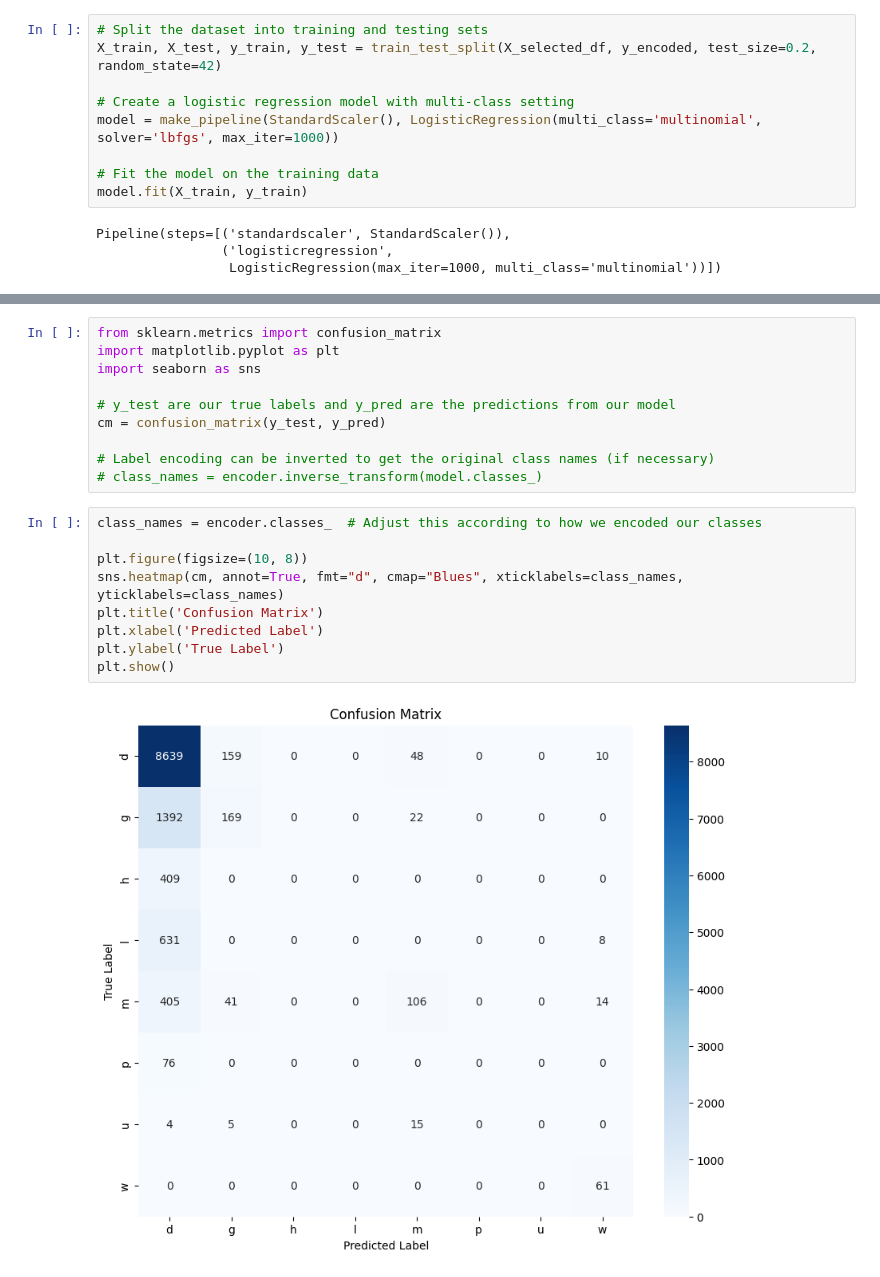
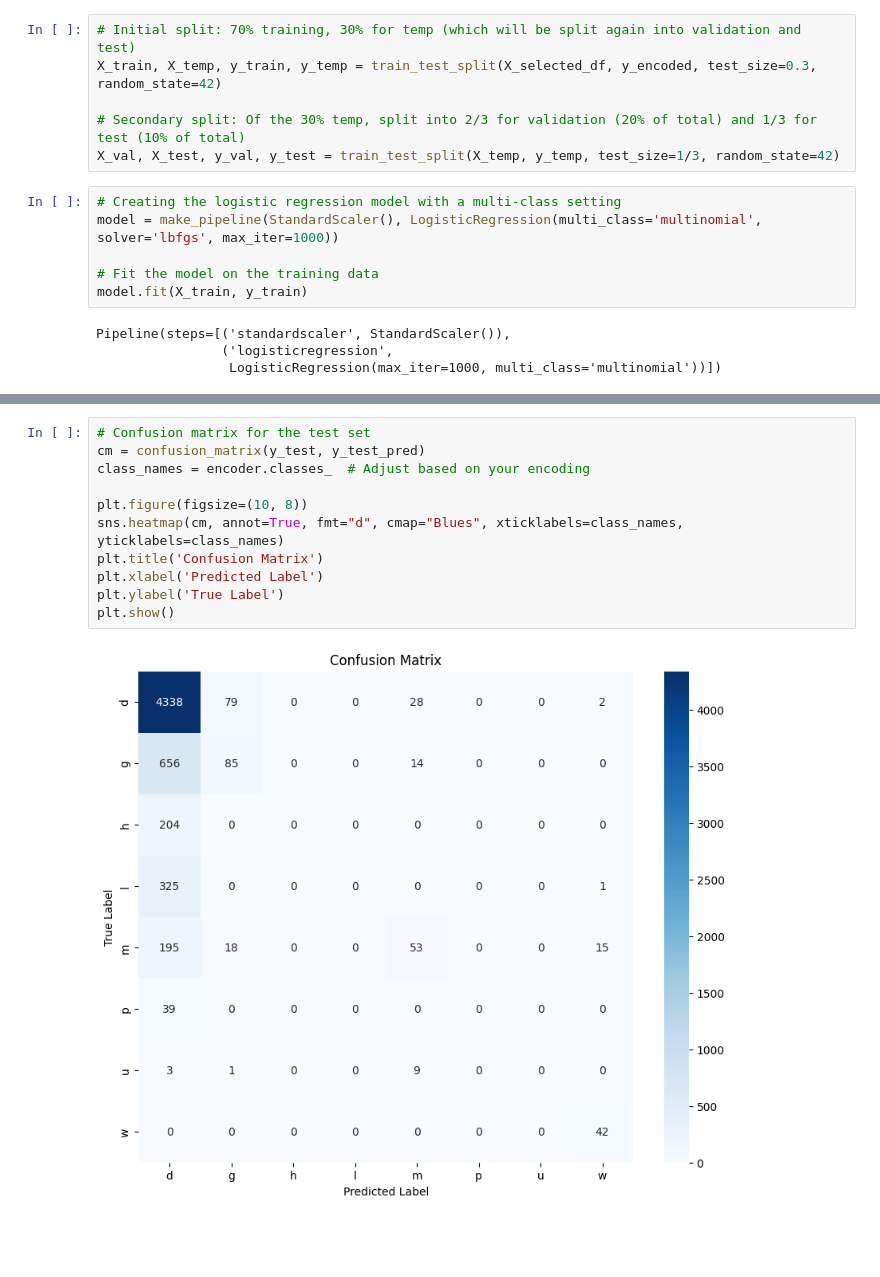
Before and after one commit to arnavkamra14/CSE151A_MushroomAnalysis, a Jupyter notebook: Preprocessing_Group_151A.ipynb, the cells around one changed output, grey strips where cells are left out. Cells and saved outputs as stored; diff of their text form; blank space fills up the shorter version.

Commit message:
Possibly finished with Logistic Regression?

```diff
--- a/Preprocessing_Group_151A.ipynb
+++ b/Preprocessing_Group_151A.ipynb
@@ -301,11 +305,14 @@ from sklearn.preprocessing import LabelEncoder
 # `df['habitat']` is original habitat column
 encoder = LabelEncoder()
 y_encoded = encoder.fit_transform(df['habitat'])
+# %%
+# Initial split: 70% training, 30% for temp (which will be split again into validation and test)
+X_train, X_temp, y_train, y_temp = train_test_split(X_selected_df, y_encoded, test_size=0.3, random_state=42)
+
+# Secondary split: Of the 30% temp, split into 2/3 for validation (20% of total) and 1/3 for test (10% of total)
+X_val, X_test, y_val, y_test = train_test_split(X_temp, y_temp, test_size=1/3, random_state=42)
 # %%
-# Split the dataset into training and testing sets
-X_train, X_test, y_train, y_test = train_test_split(X_selected_df, y_encoded, test_size=0.2, random_state=42)
-
-# Create a logistic regression model with multi-class setting
+# Creating the logistic regression model with a multi-class setting
 model = make_pipeline(StandardScaler(), LogisticRegression(multi_class='multinomial', solver='lbfgs', max_iter=1000))
 
 # Fit the model on the training data
@@ -354,21 +366,13 @@ weighted avg       0.63      0.73      0.65     12214
-# %%
-from sklearn.metrics import confusion_matrix
-import matplotlib.pyplot as plt
-import seaborn as sns
-
-# y_test are our true labels and y_pred are the predictions from our model
-cm = confusion_matrix(y_test, y_pred)
-
-# Label encoding can be inverted to get the original class names (if necessary)
-# class_names = encoder.inverse_transform(model.classes_)
 # %%
-class_names = encoder.classes_  # Adjust this according to how we encoded our classes
+# Confusion matrix for the test set
+cm = confusion_matrix(y_test, y_test_pred)
+class_names = encoder.classes_  # Adjust based on your encoding
 
 plt.figure(figsize=(10, 8))
 sns.heatmap(cm, annot=True, fmt="d", cmap="Blues", xticklabels=class_names, yticklabels=class_names)
 plt.title('Confusion Matrix')
 plt.xlabel('Predicted Label')
 plt.ylabel('True Label')
 plt.show()
 # %% [output]
-[figure, old version]
+[figure, new version]
```
Also changed, not shown: parts of 5 cells of this notebook.
